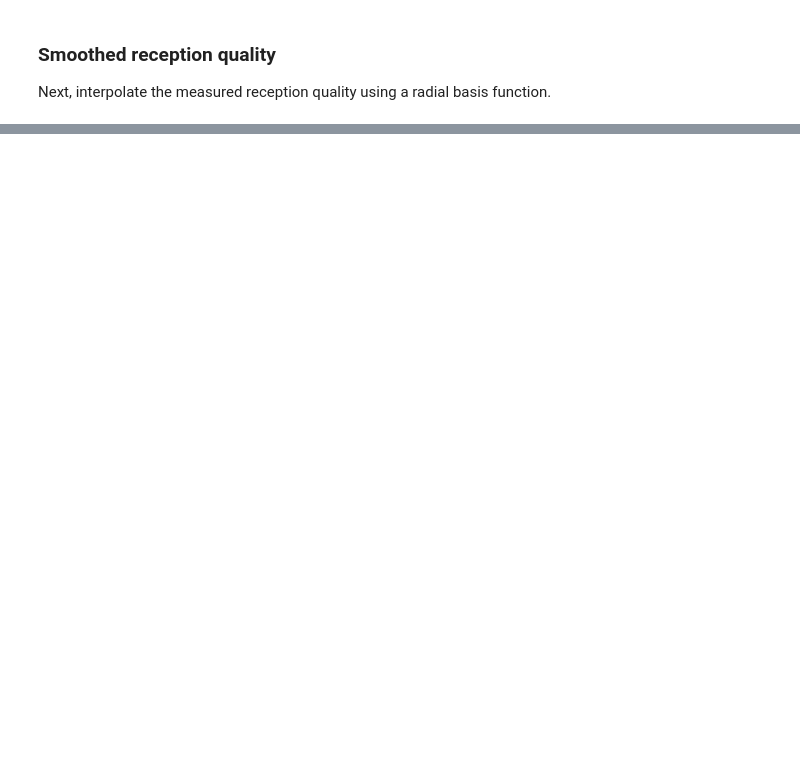
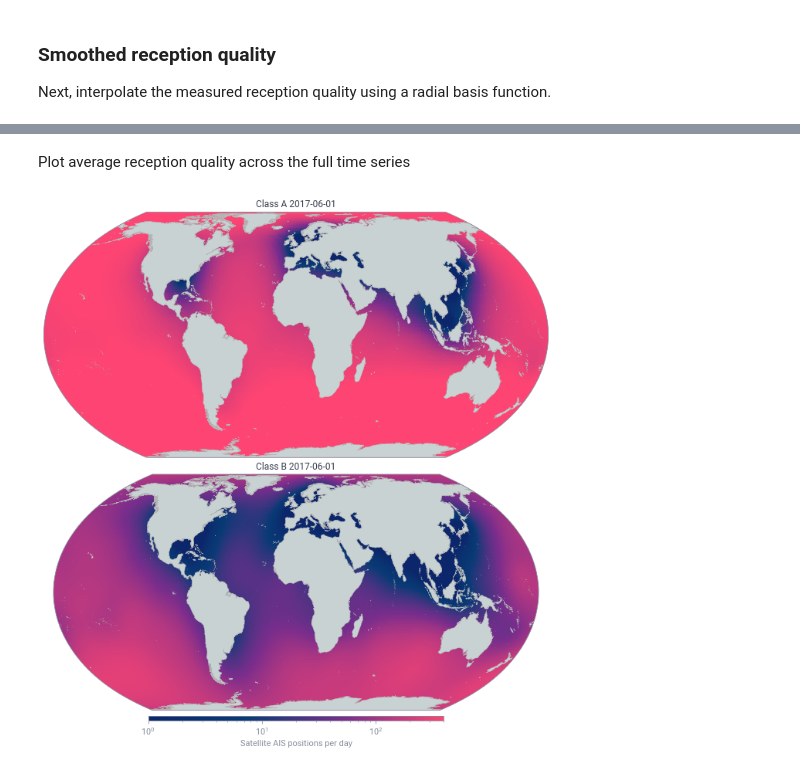
Before and after one commit to GlobalFishingWatch/AIS-disabling-high-seas, a Jupyter notebook: data_production/run_gaps.ipynb, the cells around one changed output, grey strips where cells are left out. Cells and saved outputs as stored; diff of their text form; code cells hidden in the pictures; blank space fills up the shorter version.

```diff
--- a/data_production/run_gaps.ipynb
+++ b/data_production/run_gaps.ipynb
@@ -360,0 +426,26 @@ AttributeError: module 'utils' has no attribute 'plot_reception_quality'
+# %% [markdown]
+Plot average reception quality across the full time series
+# %%
+"""
+Query smoothed reception data
+"""
+month_reception_query = '''SELECT
+                           lat_bin,
+                           lon_bin,
+                           class,
+                           AVG(positions_per_day) as positions_per_day
+                           FROM `{d}.{t}`
+                           WHERE _partitiontime BETWEEN "2017-01-01"
+                           AND "2019-12-01"
+                           GROUP BY 1,2,3'''.format(d = destination_dataset,
+                                                      t = sat_reception_smoothed)
+# Query data
+month_reception = pd.read_gbq(month_reception_query, project_id='world-fishing-827', dialect='standard')
+
+utils.plot_reception_quality(reception_start_date = r,
+                             destination_dataset = destination_dataset,
+                             reception_smoothed_table = sat_reception_smoothed,
+                             reception_df = month_reception
+                        )
+# %% [output]
+[figure, added]
```
Also changed, not shown: parts of 22 cells of this notebook, 6 other files.
